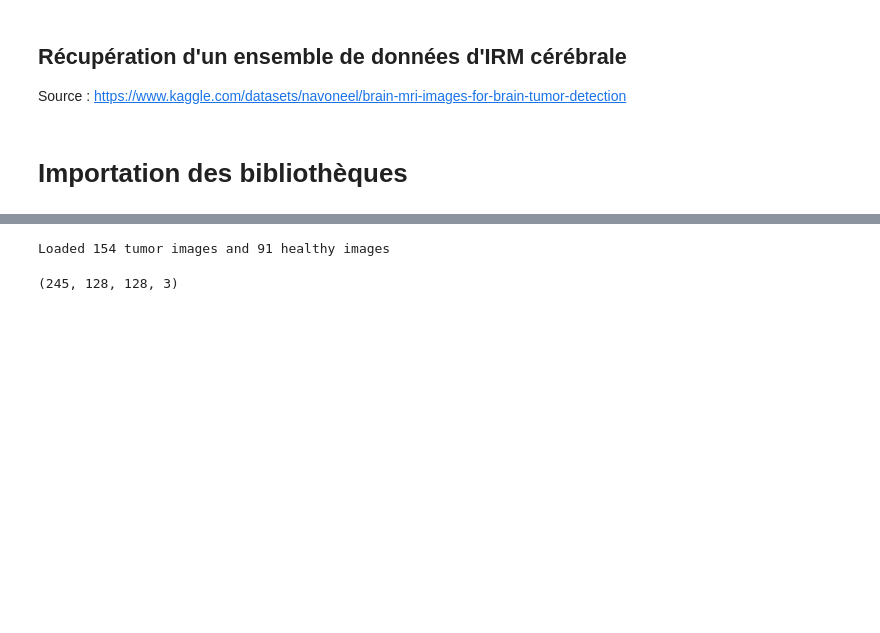
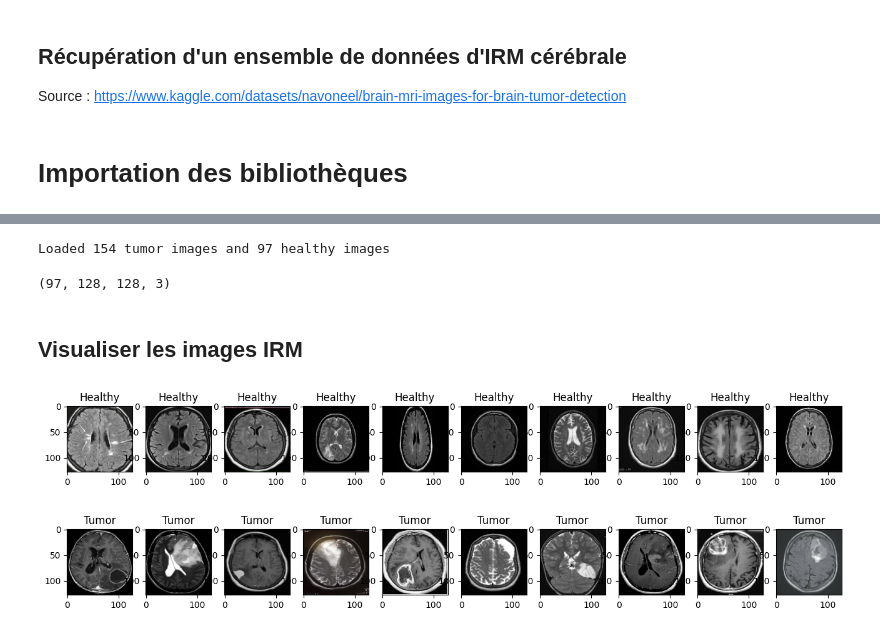
Before and after one commit to amirbouraoui/irm-cnn-qcnn, a Jupyter notebook: CNN_BrainTumorDetector/CNN-BrainTumorDetectorPyTorch.ipynb, the cells around one changed output, grey strips where cells are left out. Saved outputs shown, nothing was run; the diff lists cells and outputs as text; code cells hidden in the pictures; blank space fills up the shorter version.

Commit message:
Added Visualisation of a random pool sample

```diff
--- a/CNN_BrainTumorDetector/CNN-BrainTumorDetectorPyTorch.ipynb
+++ b/CNN_BrainTumorDetector/CNN-BrainTumorDetectorPyTorch.ipynb
@@ -62,18 +62,44 @@ def load_images(directory, img_size=(128, 128)):
 
 # Load tumor and healthy brain images
 tumor = load_images('data/brain_tumor_dataset/yes')
-healty = load_images('data/brain_tumor_dataset/no')
+healthy = load_images('data/brain_tumor_dataset/no')
 
-print(f"Loaded {len(tumor)} tumor images and {len(healty)} healthy images")
+print(f"Loaded {len(tumor)} tumor images and {len(healthy)} healthy images")
 # %% [output]
-Loaded 154 tumor images and 91 healthy images
+Loaded 154 tumor images and 97 healthy images
 # %%
 tumor = np.array(tumor)
-healty = np.array(healty)
+healthy = np.array(healthy)
 
-tumor_and_healty = np.concatenate((healty, tumor))
+tumor_and_healthy = np.concatenate((healthy, tumor))
 # %%
-tumor_and_healty.shape
-# (amount_of_files, width, height, channel)
+healthy.shape
+# (amount_of_files, width, height, channel) -> Each channel has a width and height of 128x128
 # %% [output]
-(245, 128, 128, 3)
+(97, 128, 128, 3)
+# %% [markdown]
+## Visualiser les images IRM
+# %%
+def plot_random(healthy, tumor, num=5):
+    # This generates 5(num) numbers from 0 to 96 with no dublicate
+    healthy_imgs = healthy[np.random.choice(healthy.shape[0], num, replace=False)]
+    tumor_imgs = tumor[np.random.choice(tumor.shape[0], num, replace=False)]
+
+    # Displaying healthy images
+    plt.figure(figsize=(16,9))
+    for i in range(num):
+        plt.subplot(1, num, i+1)
+        plt.title('Healthy')
+        plt.imshow(healthy_imgs[i])
+
+    # Displaying images with tumors
+    plt.figure(figsize=(16,9))
+    for i in range(num):
+        plt.subplot(1, num, i+1)
+        plt.title('Tumor')
+        plt.imshow(tumor_imgs[i])
+# %%
+plot_random(healthy, tumor, 10)
+# %% [output]
+[figure, added]
+[figure, added]
```
Also changed, not shown: parts of 1 cell of this notebook, 8 other files.
